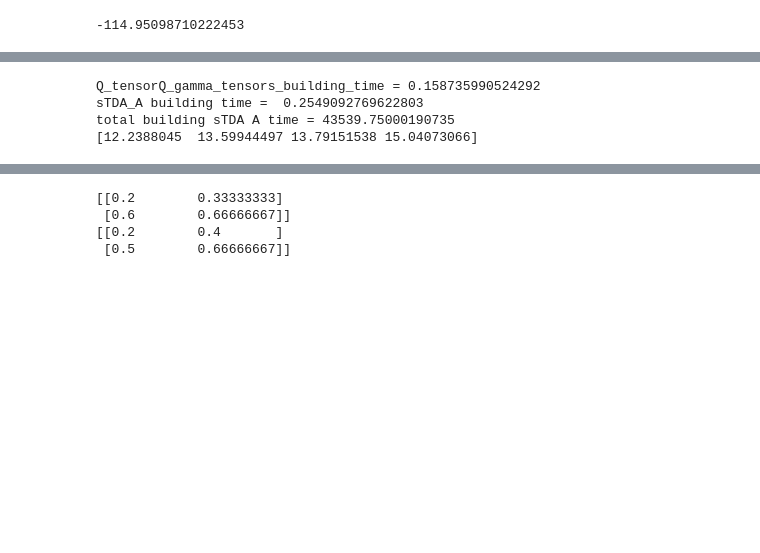
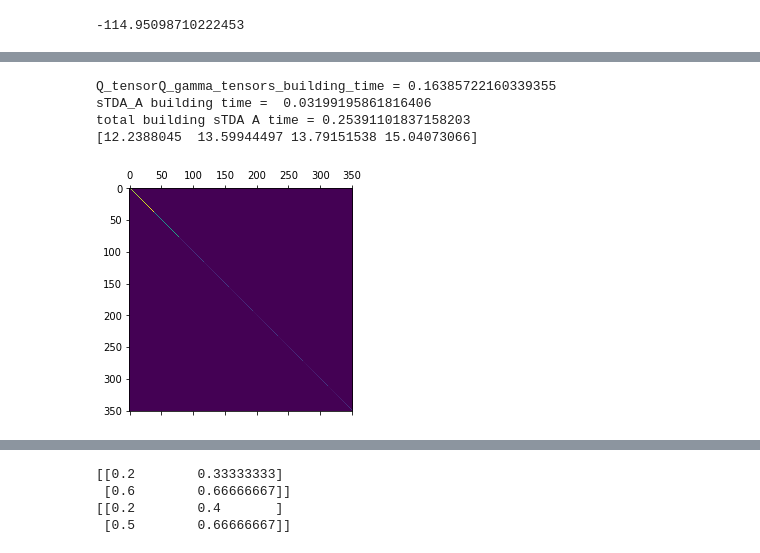
Before and after one commit to John-zzh/ris-precond-Davidson, a Jupyter notebook: test_sTDA.ipynb, the cells around one changed output, grey strips where cells are left out. Drawn from its saved outputs; the diff is of its cells as text; code cells hidden in the pictures; blank space fills up the shorter version.

```diff
--- a/test_sTDA.ipynb
+++ b/test_sTDA.ipynb
@@ -339,6 +339,9 @@ Q_tensorQ_gamma_tensors_building_time = 0.158735990524292
 # %%
-#iajb_v = np.einsum('Aia, Bjb, AB, jbm -> iam', q_tensor_ia, q_tensor_ia, GammaK, v)
-#ijab_v = np.einsum('Aij, Bab, AB, jbm -> iam', q_tensor_ij, q_tensor_ab, GammaJ, v)
+# iajb_v = np.einsum('Aia, Bjb, AB, jbm -> iam', q_tensor_ia, q_tensor_ia, GammaK, V)
+
+# ijab_v = np.einsum('Aij, Bab, AB, jbm -> iam', q_tensor_ij, q_tensor_ab, GammaJ, V)
+
+#ijab_v = np.einsum('Aij, Aab, jbm -> iam', q_tensor_ij, Q_J,  V)
 
 def iajb_fly (V):
     V = V.reshape(occupied, virtual, -1)
@@ -349,8 +352,16 @@ def iajb_fly (V):
 
 def ijab_fly (V):
     V = V.reshape(occupied, virtual, -1)
-    ijab_V = np.einsum('Aij, Aab, jbm -> iam', q_tensor_ij, Q_J, V).reshape(occupied*virtual, -1)
+#     ijab_v = np.einsum('Aij, Aab, jbm -> iam', q_tensor_ij, Q_J,  V)
+
+    Aij_V = np.einsum('Aij, jbm -> Aibm', q_tensor_ij, V)
+    ijab_V = np.einsum('Aab, Aibm -> iam', Q_J, Aij_V).reshape(occupied*virtual, -1)
 #     print ('ijab done')
+
+#     Aab_V = np.einsum('Aab, jbm -> jAam', Q_J, V)
+#     ijab_V = np.einsum('Aij, jAam -> iam', q_tensor_ij, Aab_V).reshape(occupied*virtual, -1)
+
+
     return ijab_V
 
 delta_diag_A = np.zeros((occupied, virtual))
@@ -378,34 +389,60 @@ def sTDA_fly (V):
 # %%
 n = occupied * virtual
 I = np.eye(n)
 
 start = time.time()
 sTDA_A = sTDA_fly (I)
 end = time.time()
 
 sTDA_A_building_time = end - start
 
 print ('Q_tensorQ_gamma_tensors_building_time =', Q_gamma_tensors_building_time)
 
 print ('sTDA_A building time = ', sTDA_A_building_time)
 
 total_end = time.time()
 
 total_build_time = total_end - total_begin
 
 print ('total building sTDA A time =', total_build_time)
 
 s,k = np.linalg.eigh(sTDA_A)
 print (s[:4]*27.21138624598853)
+
+
+# ijab contract ij first
+# Q_tensorQ_gamma_tensors_building_time = 0.14207124710083008
+# sTDA_A building time =  0.03429985046386719
+# sTDA_A building time =  0.031857967376708984
+# sTDA_A building time =  0.03574705123901367
+# sTDA_A building time =  0.03632998466491699
+# sTDA_A building time =  0.03199195861816406
+# total building sTDA A time = 0.21783995628356934
 # [12.2388045  13.59944497 13.79151538 15.04073066]
 
-# plt.matshow(sTDA_A)
-# plt.show()
+
+# ijab contract ab first
+# Q_tensorQ_gamma_tensors_building_time = 0.1520397663116455
+# sTDA_A building time =  0.03174281120300293
+# sTDA_A building time =  0.03430318832397461
+# sTDA_A building time =  0.029811859130859375
+# sTDA_A building time =  0.03499102592468262
+# sTDA_A building time =  0.033949851989746094
+# sTDA_A building time =  0.035989999771118164
+# sTDA_A building time =  0.03299880027770996
+# total building sTDA A time = 0.2343301773071289
+# [12.2388045  13.59944497 13.79151538 15.04073066]
+
+
+
+plt.matshow(sTDA_A)
+plt.show()
 # %% [output]
-Q_tensorQ_gamma_tensors_building_time = 0.158735990524292
-sTDA_A building time =  0.2549092769622803
-total building sTDA A time = 43539.75000190735
+Q_tensorQ_gamma_tensors_building_time = 0.16385722160339355
+sTDA_A building time =  0.03199195861816406
+total building sTDA A time = 0.25391101837158203
 [12.2388045  13.59944497 13.79151538 15.04073066]
+[figure, added]
 # %%
 # # suppose a has N columns
 # #a[:, :n] means the first n columns
```
Also changed, not shown: parts of 8 cells of this notebook.
